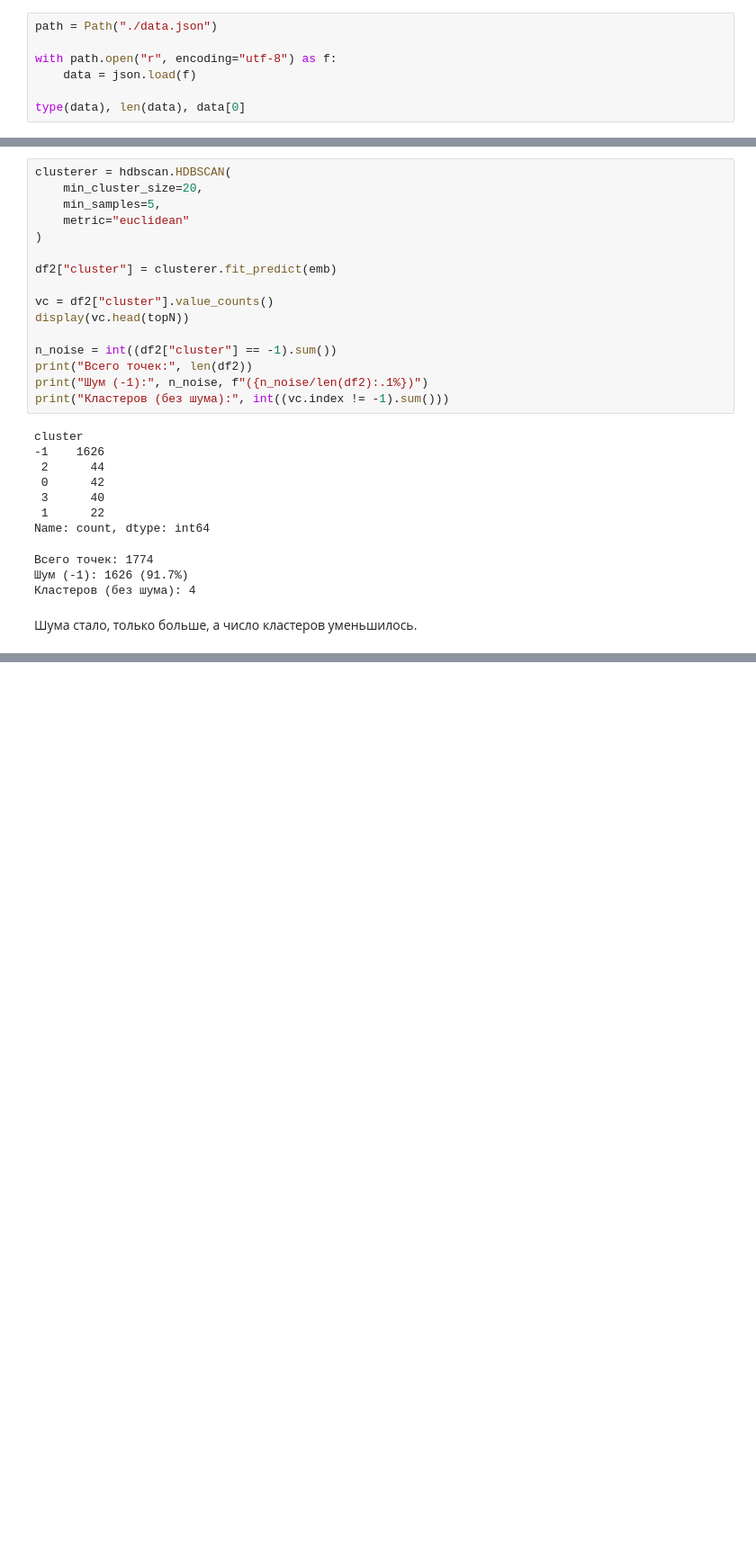
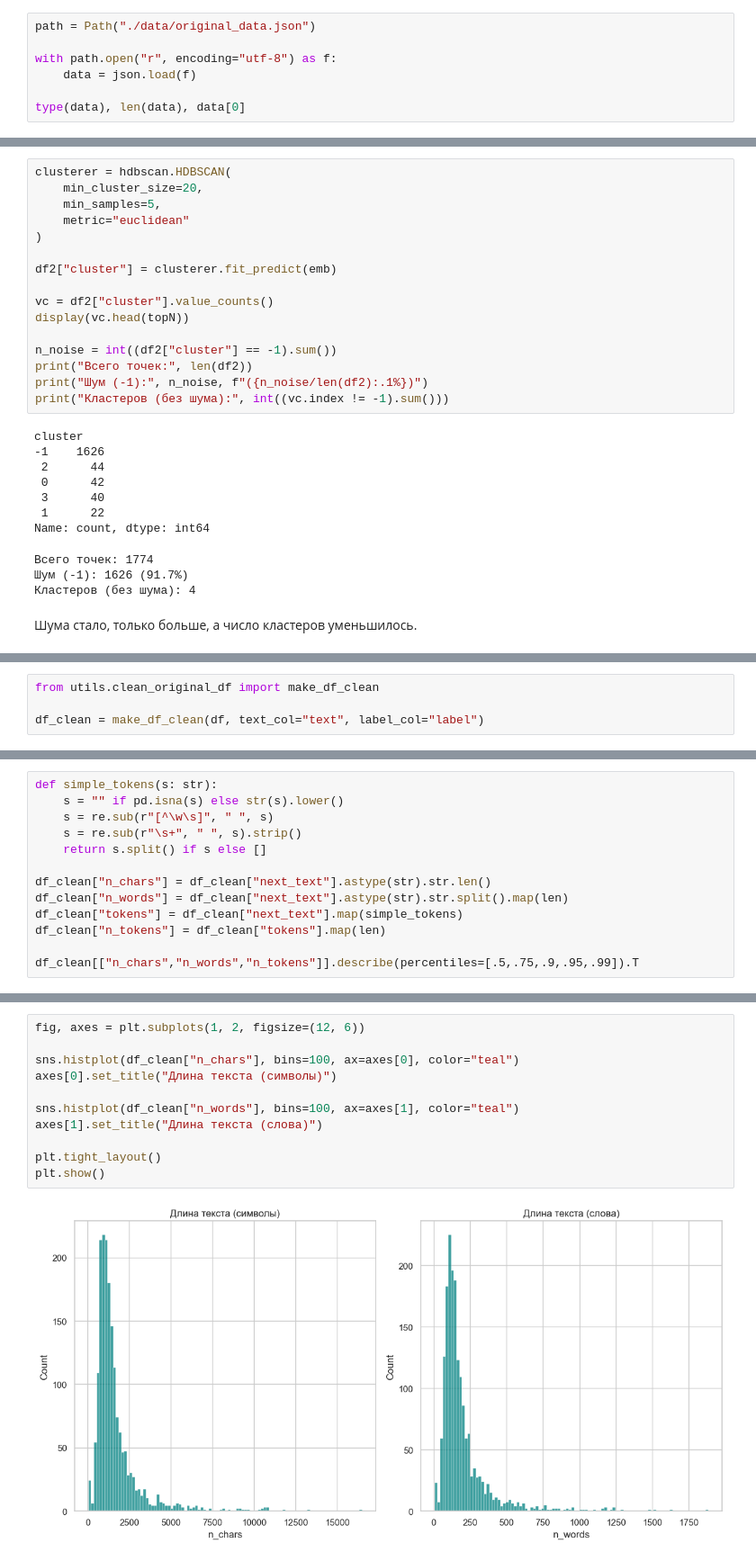
Before and after one commit to sevaTechoPark/mifi-vkr, a Jupyter notebook: EDA.ipynb, the cells around one changed output, grey strips where cells are left out. Shown at 90% size. Drawn from its saved outputs; the diff is of its cells as text; blank space fills up the shorter version.

```diff
--- a/EDA.ipynb
+++ b/EDA.ipynb
@@ -20,7 +20,7 @@ from sentence_transformers import SentenceTransformer
 sns.set_theme(style="whitegrid")
 pd.set_option("display.max_colwidth", 120)
 # %%
-path = Path("./data.json")
+path = Path("./data/original_data.json")
 
 with path.open("r", encoding="utf-8") as f:
     data = json.load(f)
@@ -683,0 +686,4 @@ Name: count, dtype: int64
+# %%
+from utils.clean_original_df import make_df_clean
+
+df_clean = make_df_clean(df, text_col="text", label_col="label")
@@ -683,0 +699,13 @@ Name: count, dtype: int64
+# %%
+def simple_tokens(s: str):
+    s = "" if pd.isna(s) else str(s).lower()
+    s = re.sub(r"[^\w\s]", " ", s)
+    s = re.sub(r"\s+", " ", s).strip()
+    return s.split() if s else []
+
+df_clean["n_chars"] = df_clean["next_text"].astype(str).str.len()
+df_clean["n_words"] = df_clean["next_text"].astype(str).str.split().map(len)
+df_clean["tokens"] = df_clean["next_text"].map(simple_tokens)
+df_clean["n_tokens"] = df_clean["tokens"].map(len)
+
+df_clean[["n_chars","n_words","n_tokens"]].describe(percentiles=[.5,.75,.9,.95,.99]).T
@@ -683,0 +717,13 @@ Name: count, dtype: int64
+# %%
+fig, axes = plt.subplots(1, 2, figsize=(12, 6))
+
+sns.histplot(df_clean["n_chars"], bins=100, ax=axes[0], color="teal")
+axes[0].set_title("Длина текста (символы)")
+
+sns.histplot(df_clean["n_words"], bins=100, ax=axes[1], color="teal")
+axes[1].set_title("Длина текста (слова)")
+
+plt.tight_layout()
+plt.show()
+# %% [output]
+[figure, added]
```
Also changed, not shown: parts of 4 cells of this notebook, 20 other files.
